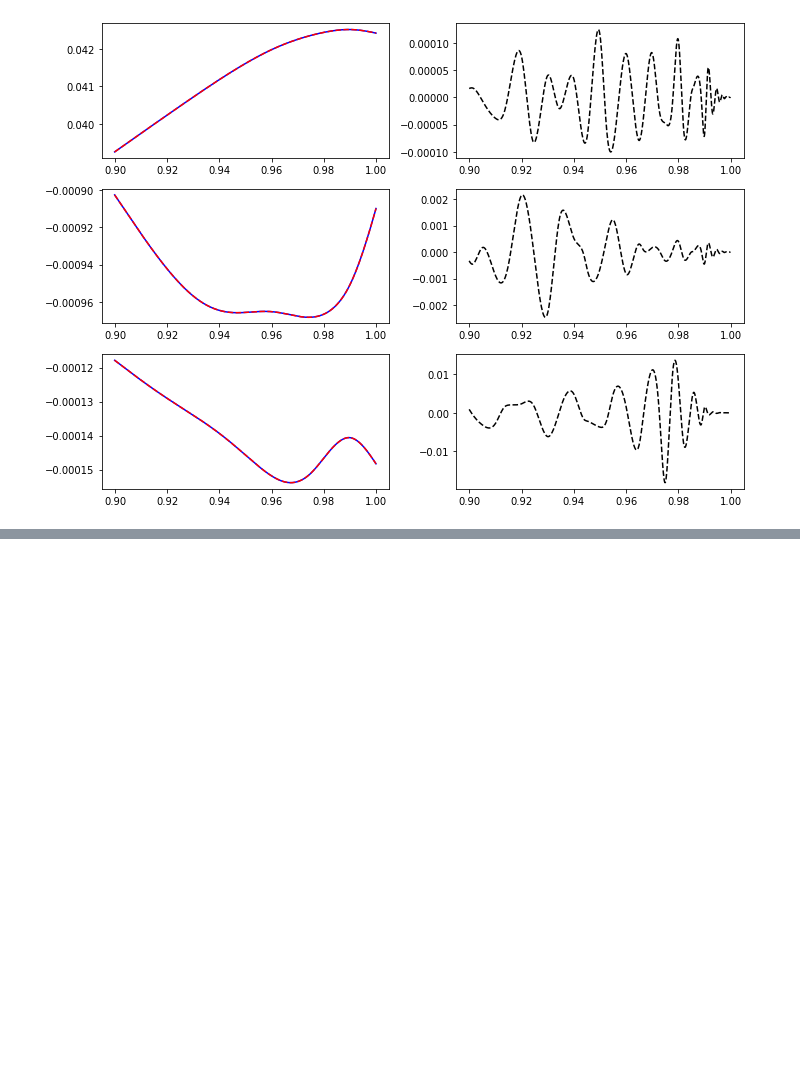
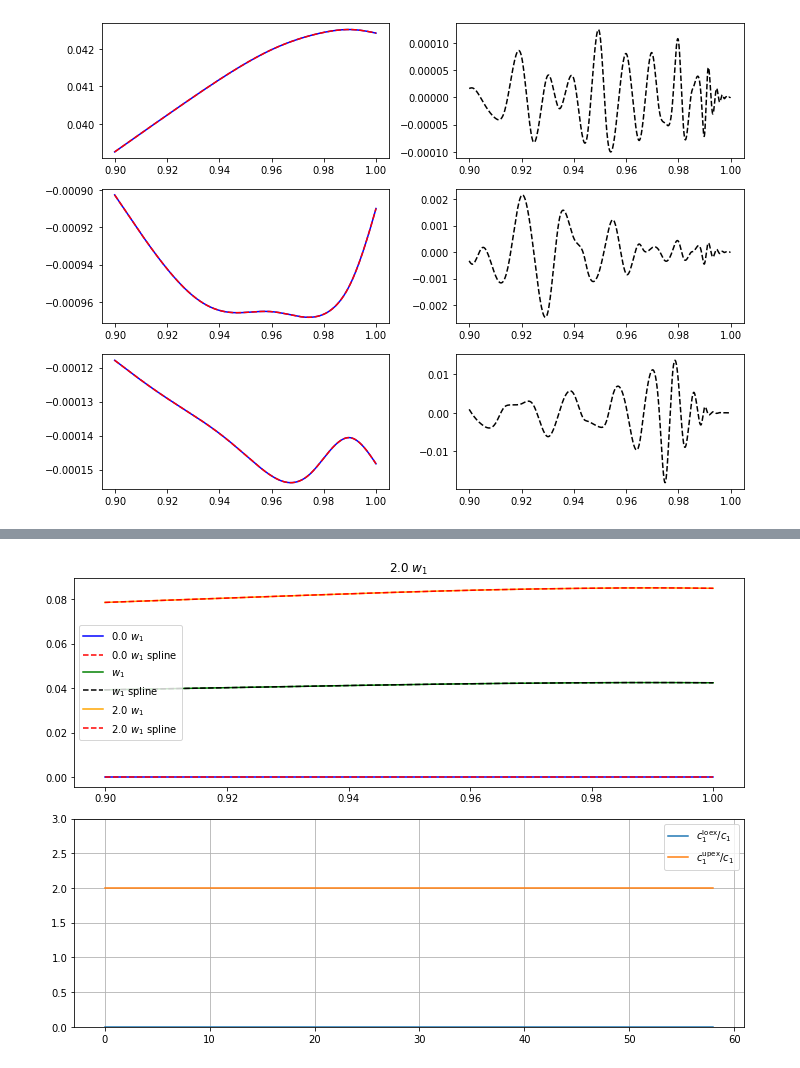
Before and after one commit to samarth-kashyap/qdPy, a Jupyter notebook: notebooks/splines.ipynb, the cells around one changed output, grey strips where cells are left out. Saved outputs shown, nothing was run; the diff lists cells and outputs as text; code cells hidden in the pictures; blank space fills up the shorter version.

```diff
--- a/notebooks/splines.ipynb
+++ b/notebooks/splines.ipynb
@@ -139,0 +169,29 @@ r[7057]
+# %%
+rmin, rmax = 0.9, 1.2
+rminidx = np.argmin(abs(r-rmin))
+rmaxidx = np.argmin(abs(r-rmax))
+
+fig, axs = plt.subplots(nrows=2, ncols=1, figsize=(10, 7))
+axs.flatten()[0].plot(r[rminidx:rmaxidx], fac_lo * w1[rminidx:rmaxidx], 'b', label=f'{fac_lo} $w_1$')
+axs.flatten()[0].plot(rnew[rminidx:rmaxidx], w1_loex[rminidx:rmaxidx], '--r', label=f'{fac_lo} $w_1$ spline')
+
+axs.flatten()[0].plot(r[rminidx:rmaxidx], w1[rminidx:rmaxidx], 'g', label='$w_1$')
+axs.flatten()[0].plot(rnew[rminidx:rmaxidx], w1new[rminidx:rmaxidx], '--k', label='$w_1$ spline')
+axs.flatten()[0].set_title('$w_1$')
+
+axs.flatten()[0].plot(r[rminidx:rmaxidx], fac_up * w1[rminidx:rmaxidx], 'orange', label=f'{fac_up} $w_1$')
+axs.flatten()[0].plot(rnew[rminidx:rmaxidx], w1_upex[rminidx:rmaxidx], '--r', label=f'{fac_up} $w_1$ spline')
+axs.flatten()[0].set_title('2.0 $w_1$')
+
+axs.flatten()[0].legend()
+
+# plotting the ratios of the coefficients of the extreme cases with respect to the DPT flow
+axs.flatten()[1].plot(c1_loex/c1, label = '$c_1^{\mathrm{loex}}/c_1$')
+axs.flatten()[1].plot(c1_upex/c1, label = '$c_1^{\mathrm{upex}}/c_1$')
+axs.flatten()[1].legend()
+axs.flatten()[1].set_ylim([0,3])
+axs.flatten()[1].grid(True)
+
+fig.tight_layout()
+# %% [output]
+[figure, added]
```
Also changed, not shown: parts of 15 cells of this notebook.
